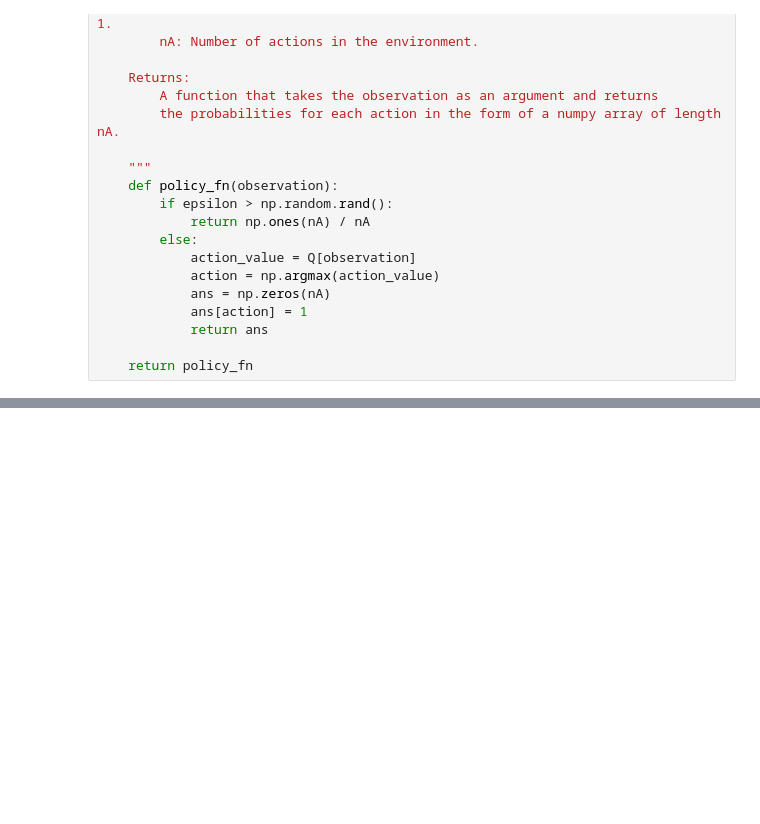
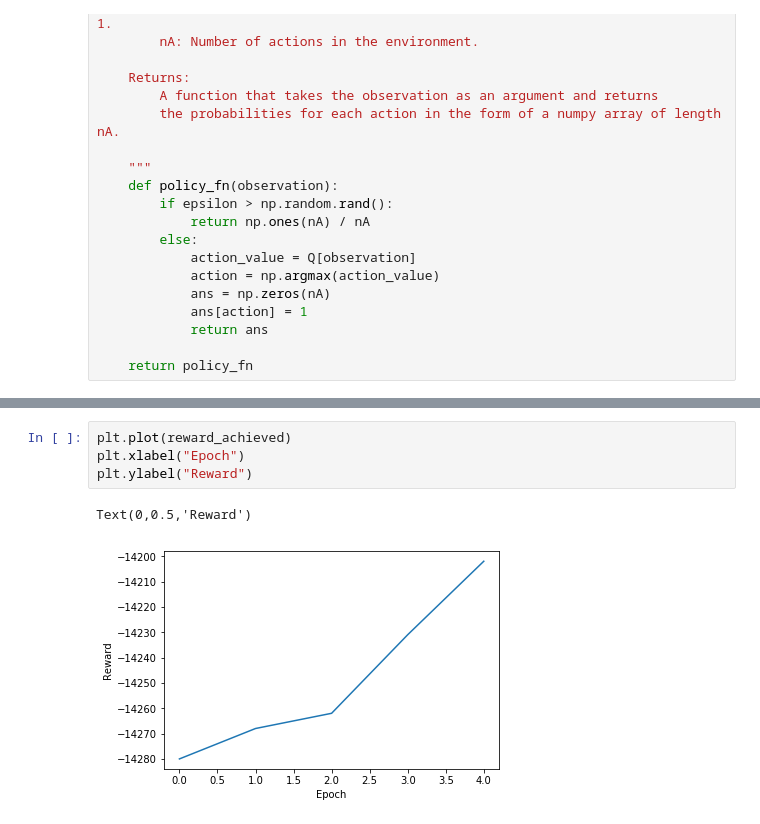
Before and after one commit to akkashk/RL_Project, a Jupyter notebook: SAT_Solving/Tabular/TD.ipynb, the cells around one changed output, grey strips where cells are left out. Saved outputs shown, nothing was run; the diff lists cells and outputs as text; blank space fills up the shorter version.

```diff
--- a/SAT_Solving/Tabular/TD.ipynb
+++ b/SAT_Solving/Tabular/TD.ipynb
@@ -592 +613,8 @@ Done
+# %%
+plt.plot(reward_achieved)
+plt.xlabel("Epoch")
+plt.ylabel("Reward")
+# %% [output]
+Text(0,0.5,'Reward')
+[figure, added]
 # %%
```
Also changed, not shown: parts of 7 cells of this notebook, 3 other files.
